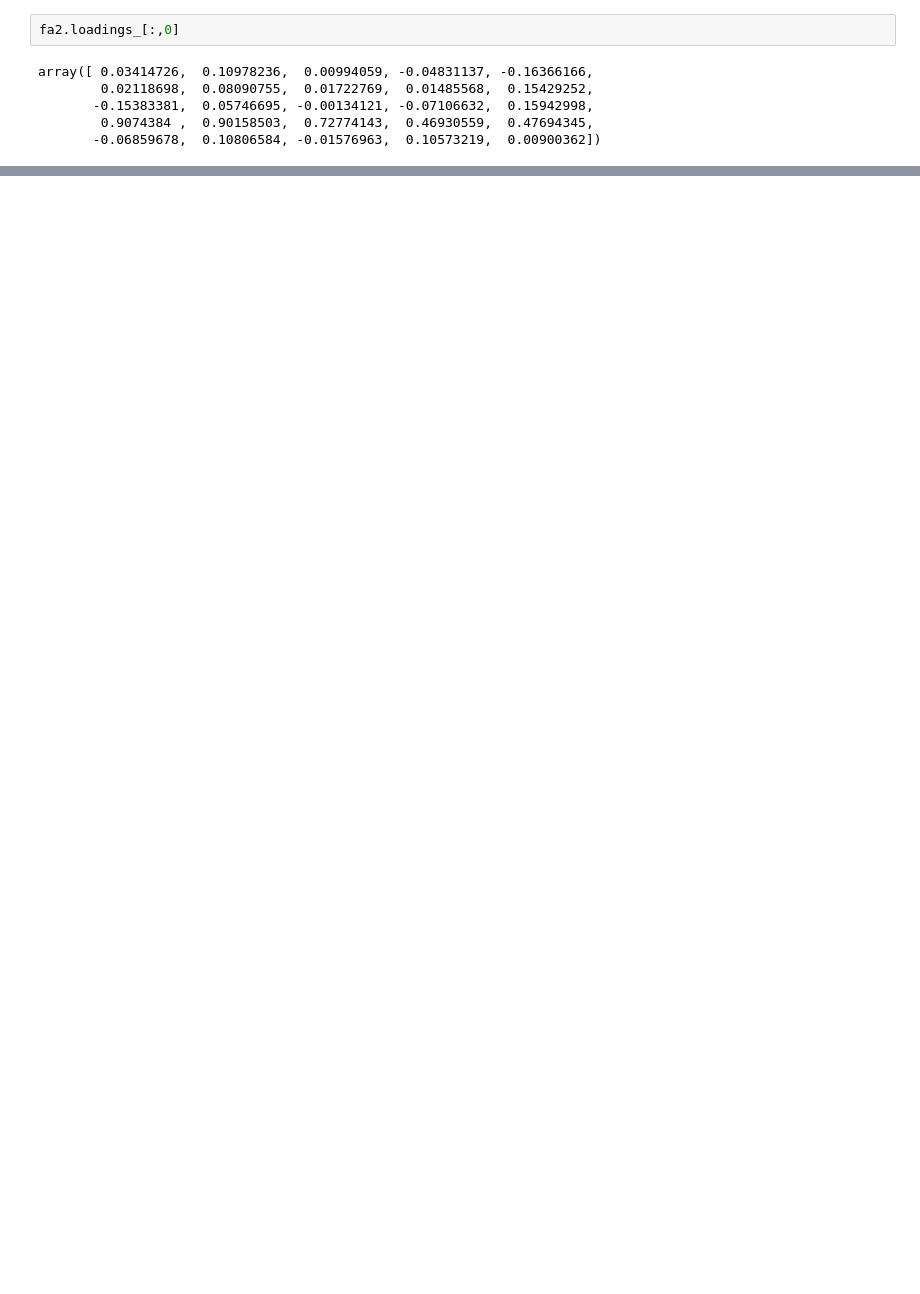
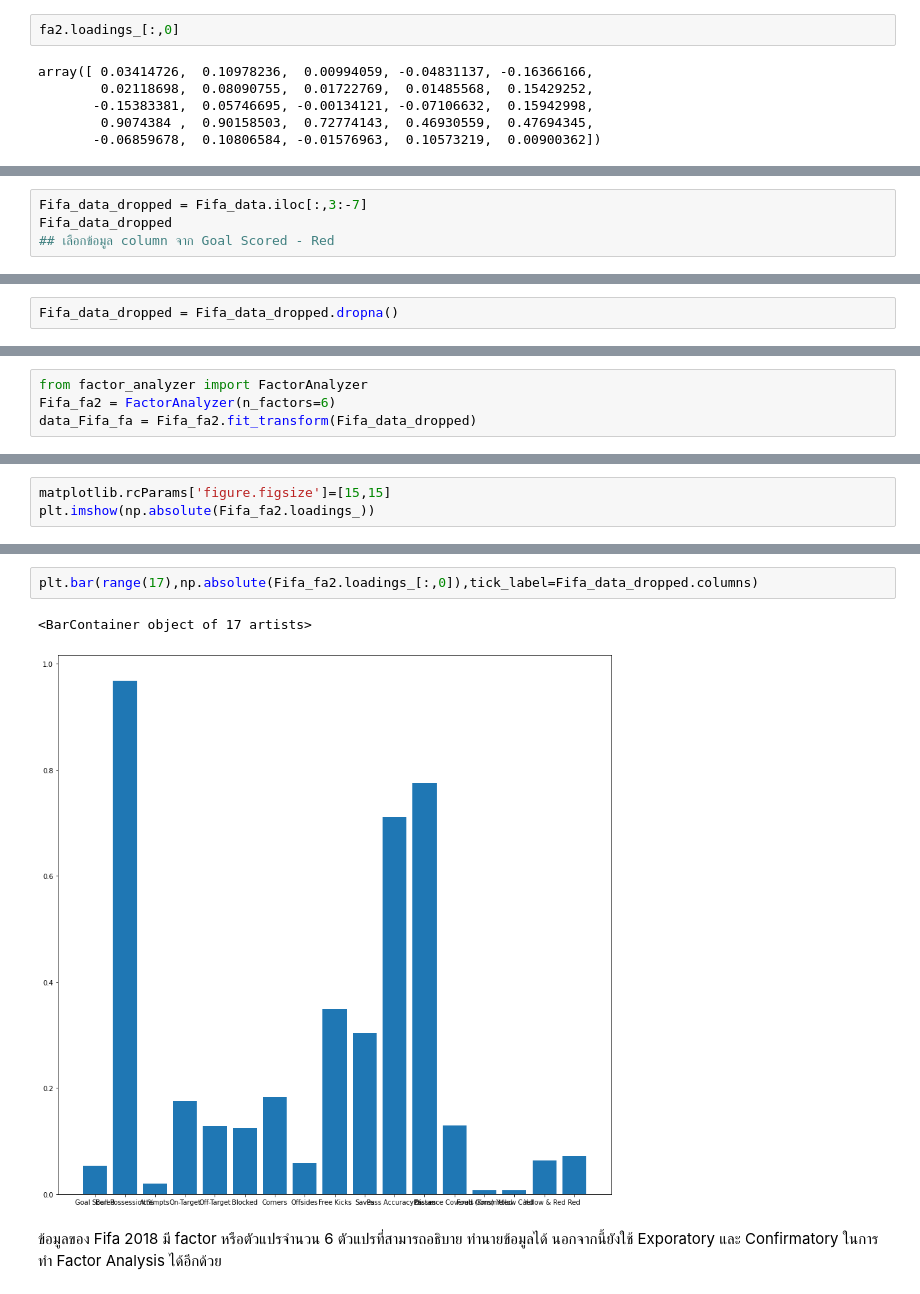
Before and after one commit to Jittiya/multivariate, a Jupyter notebook: Chapter_5_Factor_Analysis.ipynb, the cells around one changed output, grey strips where cells are left out. Saved outputs shown, nothing was run; the diff lists cells and outputs as text; blank space fills up the shorter version.

```diff
--- a/Chapter_5_Factor_Analysis.ipynb
+++ b/Chapter_5_Factor_Analysis.ipynb
@@ -256,0 +279,4 @@ plt.bar(range(25),np.absolute)
+# %%
+Fifa_data_dropped = Fifa_data.iloc[:,3:-7]
+Fifa_data_dropped
+## เลือกข้อมูล column จาก Goal Scored - Red
@@ -256,0 +297,2 @@ plt.bar(range(25),np.absolute)
+# %%
+Fifa_data_dropped = Fifa_data_dropped.dropna()
@@ -256,0 +420,4 @@ plt.bar(range(25),np.absolute)
+# %%
+from factor_analyzer import FactorAnalyzer
+Fifa_fa2 = FactorAnalyzer(n_factors=6)
+data_Fifa_fa = Fifa_fa2.fit_transform(Fifa_data_dropped)
@@ -256,0 +436,3 @@ plt.bar(range(25),np.absolute)
+# %%
+matplotlib.rcParams['figure.figsize']=[15,15]
+plt.imshow(np.absolute(Fifa_fa2.loadings_))
@@ -256,0 +457,7 @@ plt.bar(range(25),np.absolute)
+# %%
+plt.bar(range(17),np.absolute(Fifa_fa2.loadings_[:,0]),tick_label=Fifa_data_dropped.columns)
+# %% [output]
+<BarContainer object of 17 artists>
+[figure, added]
+# %% [markdown]
+ข้อมูลของ Fifa 2018 มี factor หรือตัวแปรจำนวน 6 ตัวแปรที่สามารถอธิบาย ทำนายข้อมูลได้ นอกจากนี้ยังใช้ Exporatory และ Confirmatory ในการทำ Factor Analysis ได้อีกด้วย
```
Also changed, not shown: parts of 54 cells of this notebook.
